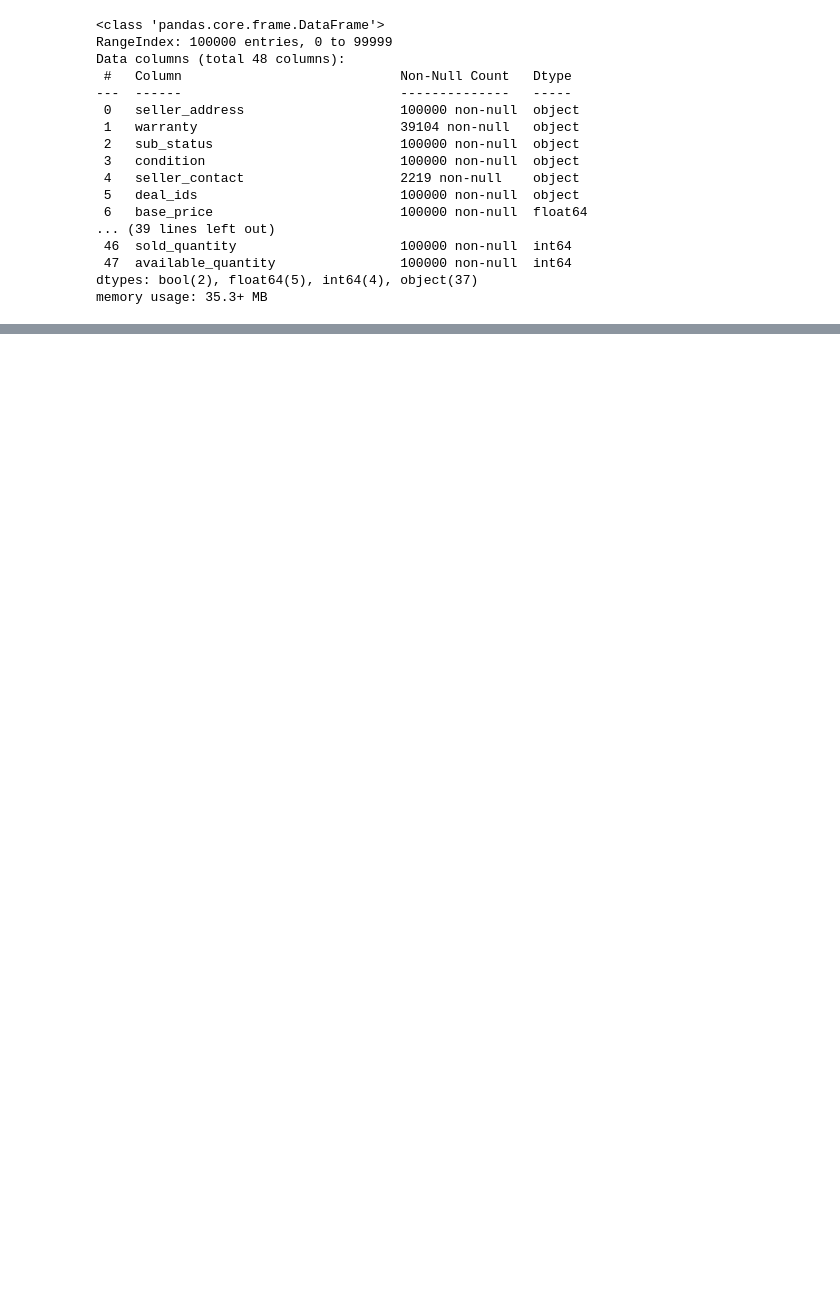
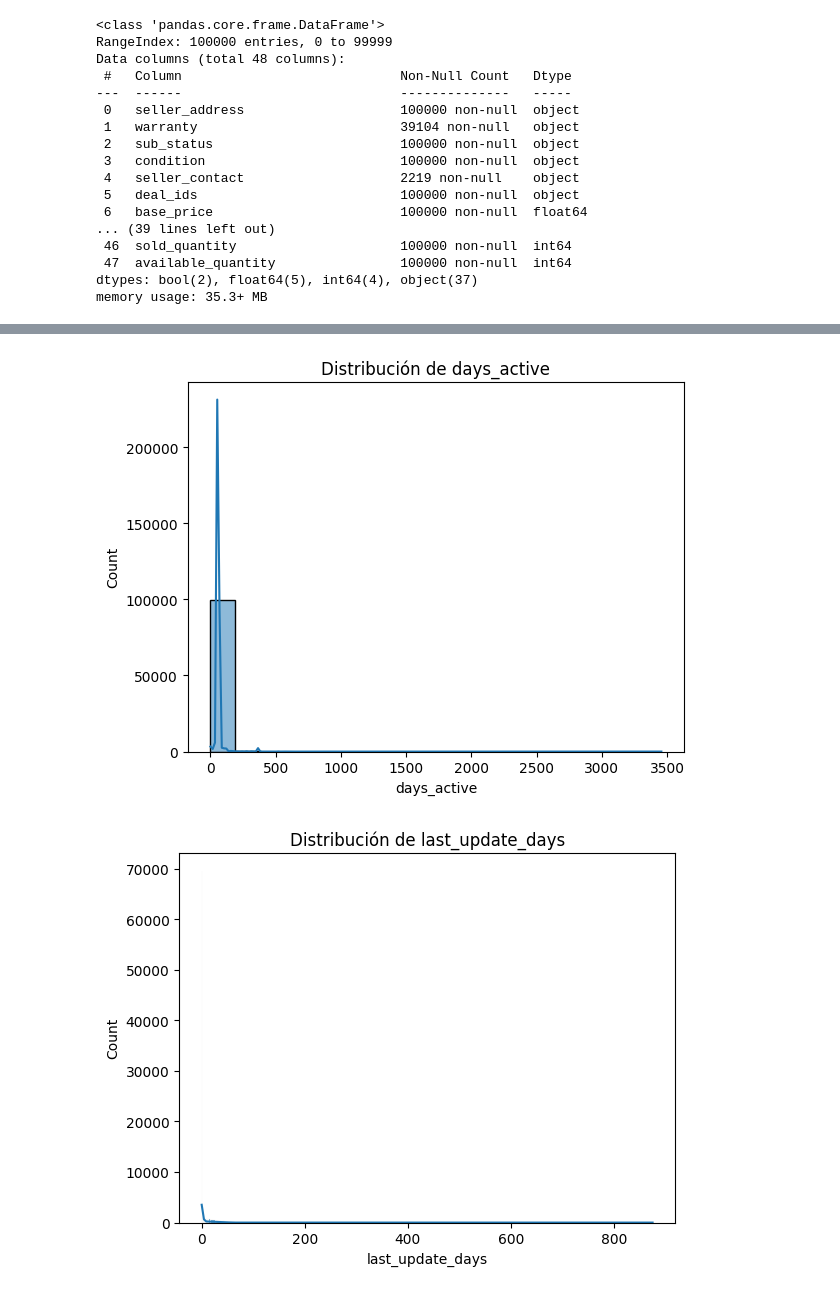
Before and after one commit to jalvergara/model_training, a Jupyter notebook: notebooks/001_EDA.ipynb, the cells around one changed output, grey strips where cells are left out. Drawn from its saved outputs; the diff is of its cells as text; code cells hidden in the pictures; blank space fills up the shorter version.

```diff
--- a/notebooks/001_EDA.ipynb
+++ b/notebooks/001_EDA.ipynb
@@ -146,0 +454,5 @@ dtype: float64
+# %%
+# Convertir las columnas categóricas a booleanas
+categorical_cols = ['condition', 'buying_mode', 'shipping_mode']
+
+df = pd.get_dummies(df, columns=categorical_cols, drop_first=True)
@@ -146,0 +503,29 @@ dtype: float64
+# %%
+# Rellenar las listas con un valor de relleno
+df['sub_status'] = df['sub_status'].apply(lambda x: x + [None] * (3 - len(x)) if isinstance(x, list) else [x, None, None])
+
+# Crear nuevas columnas para cada elemento de la lista
+from pandas.core.arrays.categorical import CategoricalDtype
+df = pd.concat([df, pd.DataFrame(df.sub_status.values.tolist(),
+                          columns=['sub_status_' + str(i) for i in range(3)])], axis=1)
+df.drop(columns='sub_status', inplace=True)
+
+# Convertir a booleano
+df = pd.get_dummies(df, columns=['sub_status_' + str(i) for i in range(3)], drop_first=True)
+# %%
+# Eliminar 'original_price'
+df.drop(columns=['original_price'], inplace=True)
+
+# Convertir 'status' a boolean
+df['status'] = df['status'].apply(lambda x: True if x == 'active' else False)
+# %%
+def to_numeric_with_handling(value):
+    try:
+        return float(value)
+    except ValueError:
+        # Si el valor no es un número válido,  puedes decidir cómo manejarlo:
+        # Por ejemplo,  puedes devolver 0,  None,  o un valor específico.
+        return 0  # En este caso,  se devolverá 0
+
+df['seller_address_longitude'] = df['seller_address_longitude'].apply(to_numeric_with_handling)
+df['seller_address_latitude'] = df['seller_address_latitude'].apply(to_numeric_with_handling)
@@ -146,0 +562,14 @@ dtype: float64
+# %%
+import seaborn as sns
+import matplotlib.pyplot as plt
+
+numeric_cols = ['days_active', 'last_update_days']
+
+# Generar histogramas
+for col in numeric_cols:
+    sns.histplot(df[col], kde=True)
+    plt.title(f'Distribución de {col}')
+    plt.show()
+# %% [output]
+[figure, added]
+[figure, added]
```
Also changed, not shown: parts of 40 cells of this notebook, 6 other files.
